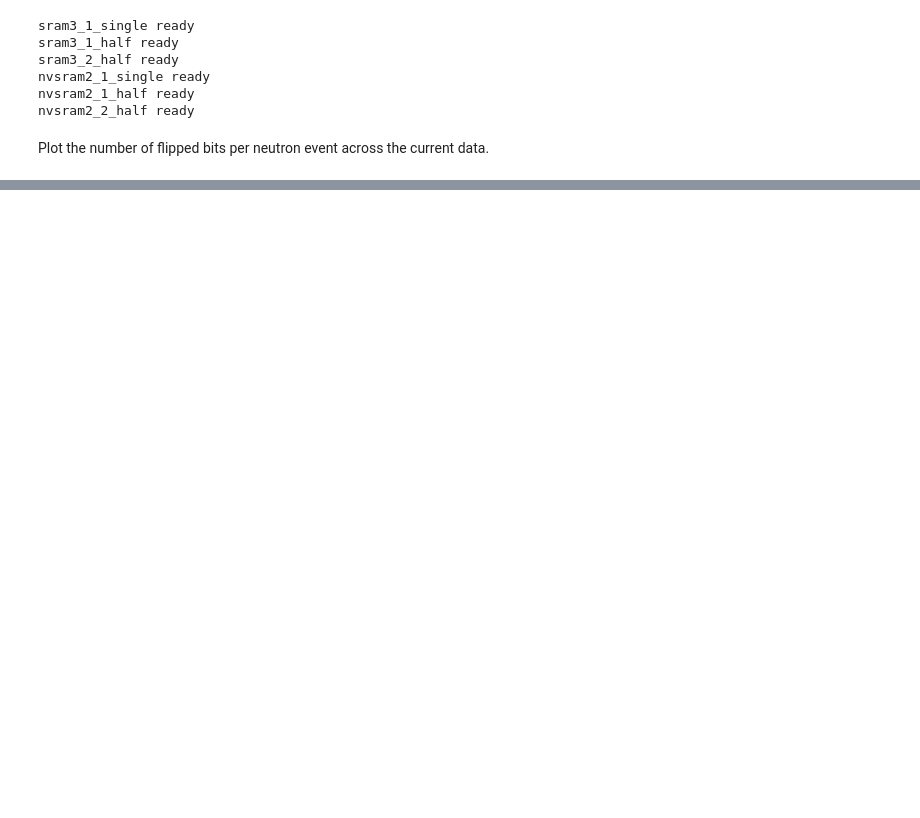
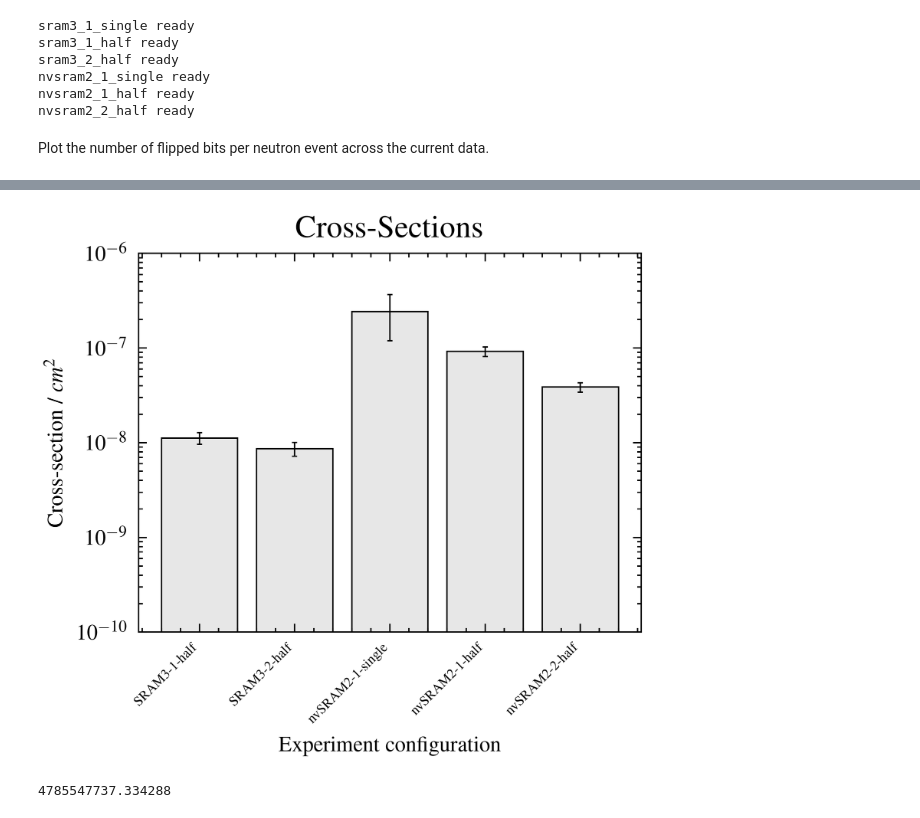
Before and after one commit to spez1998/chipir-nvram-results, a Jupyter notebook: analyser.ipynb, the cells around one changed output, grey strips where cells are left out. Cells and saved outputs as stored; diff of their text form; code cells hidden in the pictures; blank space fills up the shorter version.

Commit message:
Better graph generation.

```diff
--- a/analyser.ipynb
+++ b/analyser.ipynb
@@ -929,9 +633,0 @@ sram3_1_half.runs[318].df
-# %%
-# TODO: For each run satisfying below conditions, total number of seconds of all runs x flux = fluence for that cross-sec.
-
-counter = 0
-for run in sram3_1_half.runs.values():
-    if run.num not in sram3_1_half.ignores:
-        if run.errors:
-            #counter += run.errors
-            print(run.num, run.errors)
@@ -959,0 +849,28 @@ counter / may20_june16_fluence
+# %%
+fig = plt.figure(3)
+cs_x4 = [0,1,2,3,4]
+cs_x4labs = ['SRAM3-1-half','SRAM3-2-half','nvSRAM2-1-single','nvSRAM2-1-half','nvSRAM2-2-half']
+cs_y4 = [sram3_1_half_csdata.cs,sram3_2_half_csdata.cs,nvsram2_1_single_csdata.cs,nvsram2_1_half_csdata.cs,nvsram2_2_half_csdata.cs]
+cs_y4err = [sram3_1_half_csdata.cs_err,sram3_2_half_csdata.cs_err,nvsram2_1_single_csdata.cs_err,nvsram2_1_half_csdata.cs_err,nvsram2_2_half_csdata.cs_err]
+plt.bar(cs_x4, cs_y4,
+        color=(0.1, 0.1, 0.1, 0.1),
+        edgecolor='black',
+        align='center',
+        ecolor='black',
+        linewidth=0.5,
+        yerr=cs_y4err,
+        error_kw=dict(lw=0.5, capsize=1, capthick=0.5))
+plt.yscale('log')
+plt.ylim([1e-10,1e-6])
+plt.xticks(cs_x4, cs_x4labs, rotation=45, ha='right', fontsize=5)
+plt.xlabel("Experiment configuration")
+plt.ylabel("Cross-section / $cm^2$")
+plt.title('Cross-Sections', fontsize='x-large')
+plt.savefig('../../graphs/cross_secs/cs.svg', format='svg', dpi=1200)
+plt.show()
+# %% [output]
+[figure, added]
+# %%
+sram3_1_half_csdata.cs_err
+# %% [output]
+4785547737.334288
```
Also changed, not shown: parts of 9 cells of this notebook.
